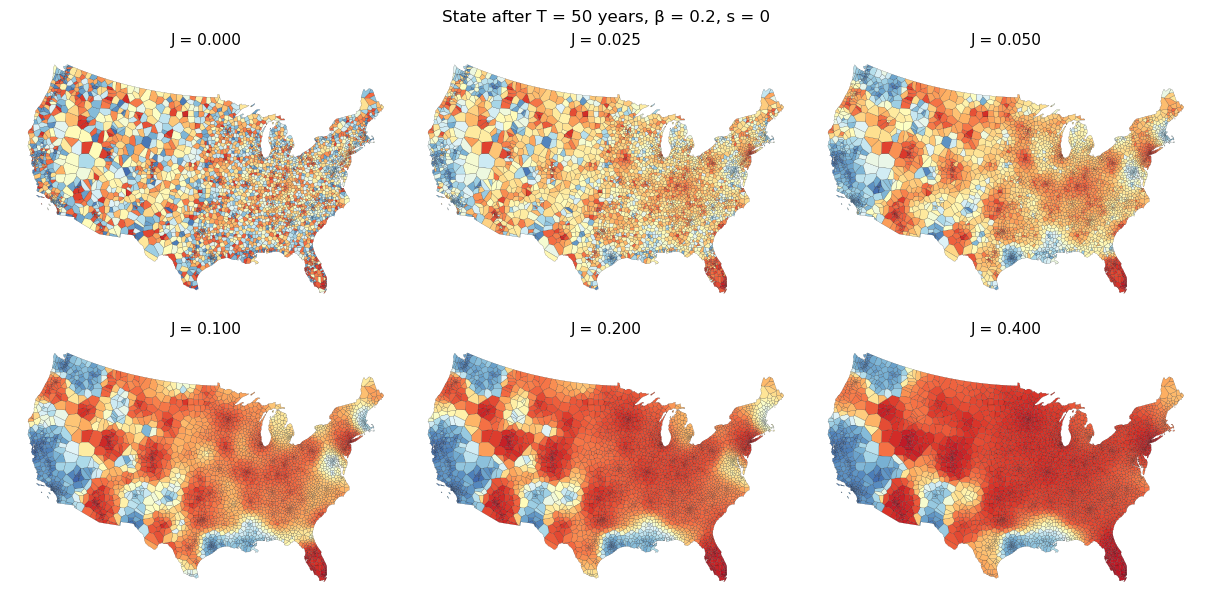
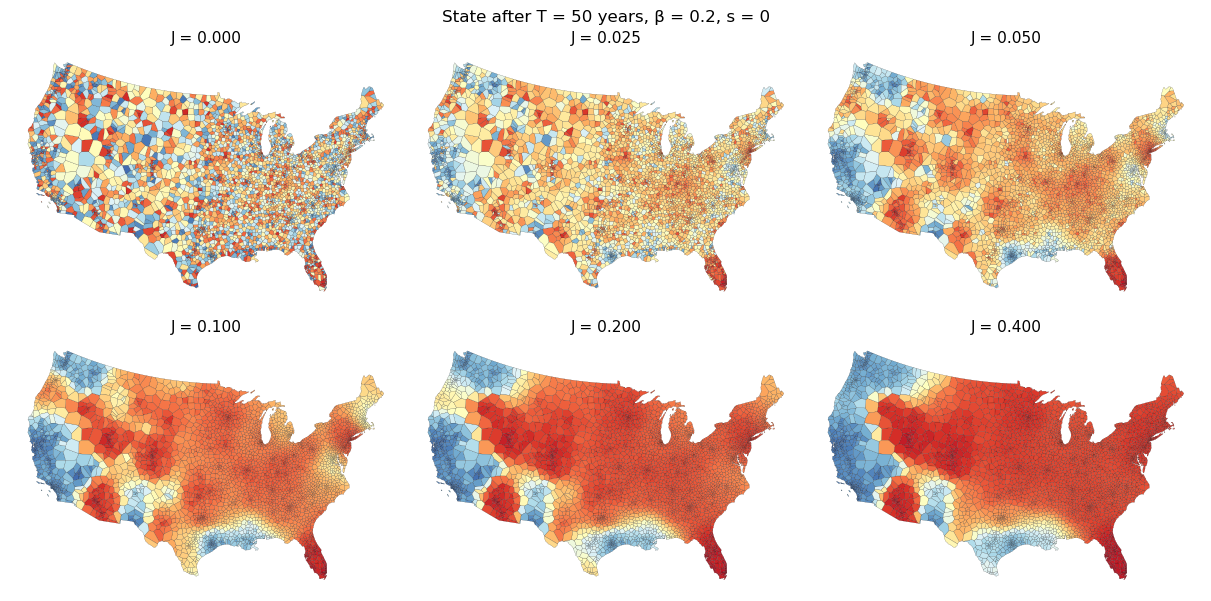
The notebook cell's code change between the first figure and the second:
--- before
+++ after
@@ -25,4 +25,3 @@
 
 plt.suptitle(f'State after T = {T_end} years, β = {beta}, s = 0', fontsize=12)
-plt.savefig(fig_dir / f'primordial_J_T{T_end}.png', dpi=300, bbox_inches='tight')
 plt.show()

Commit: updated readme, consolidated src files and cleaned up notebooks